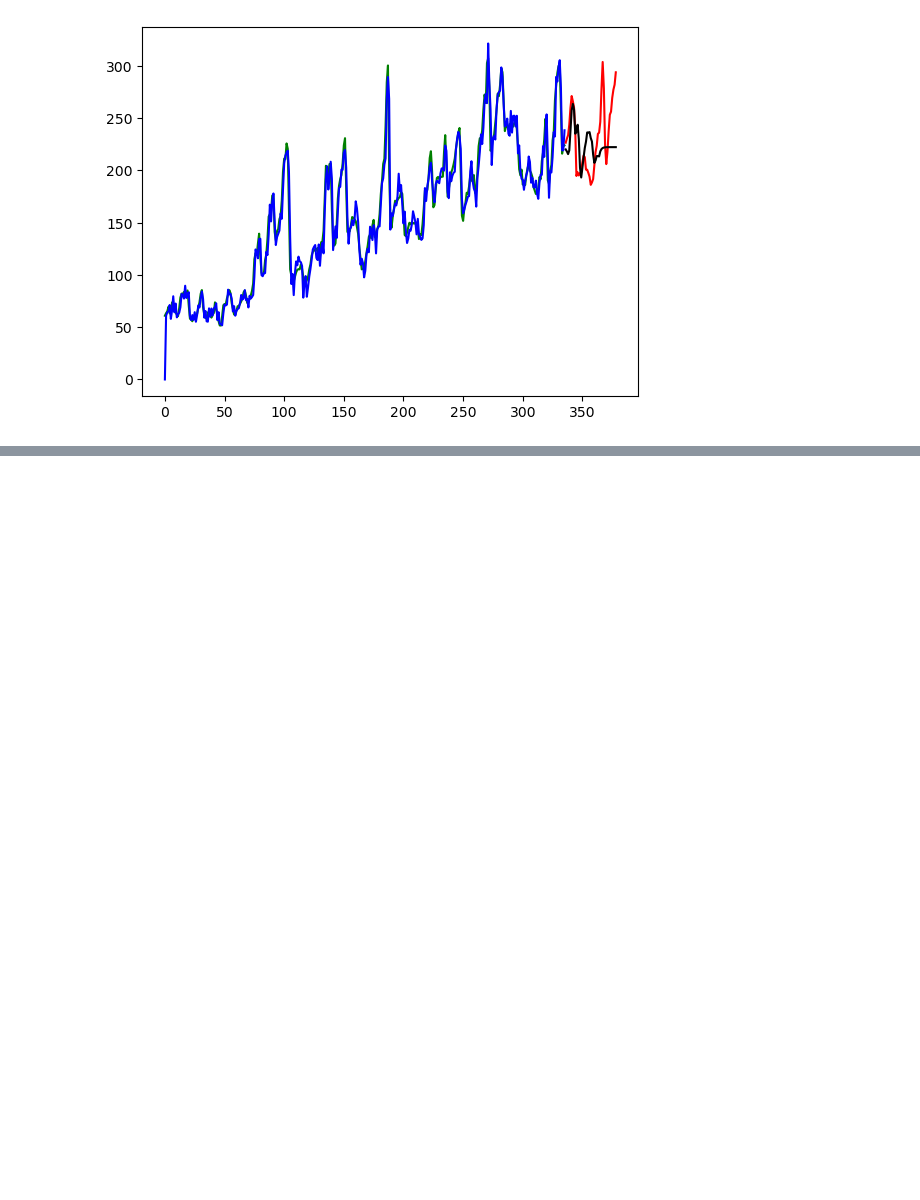
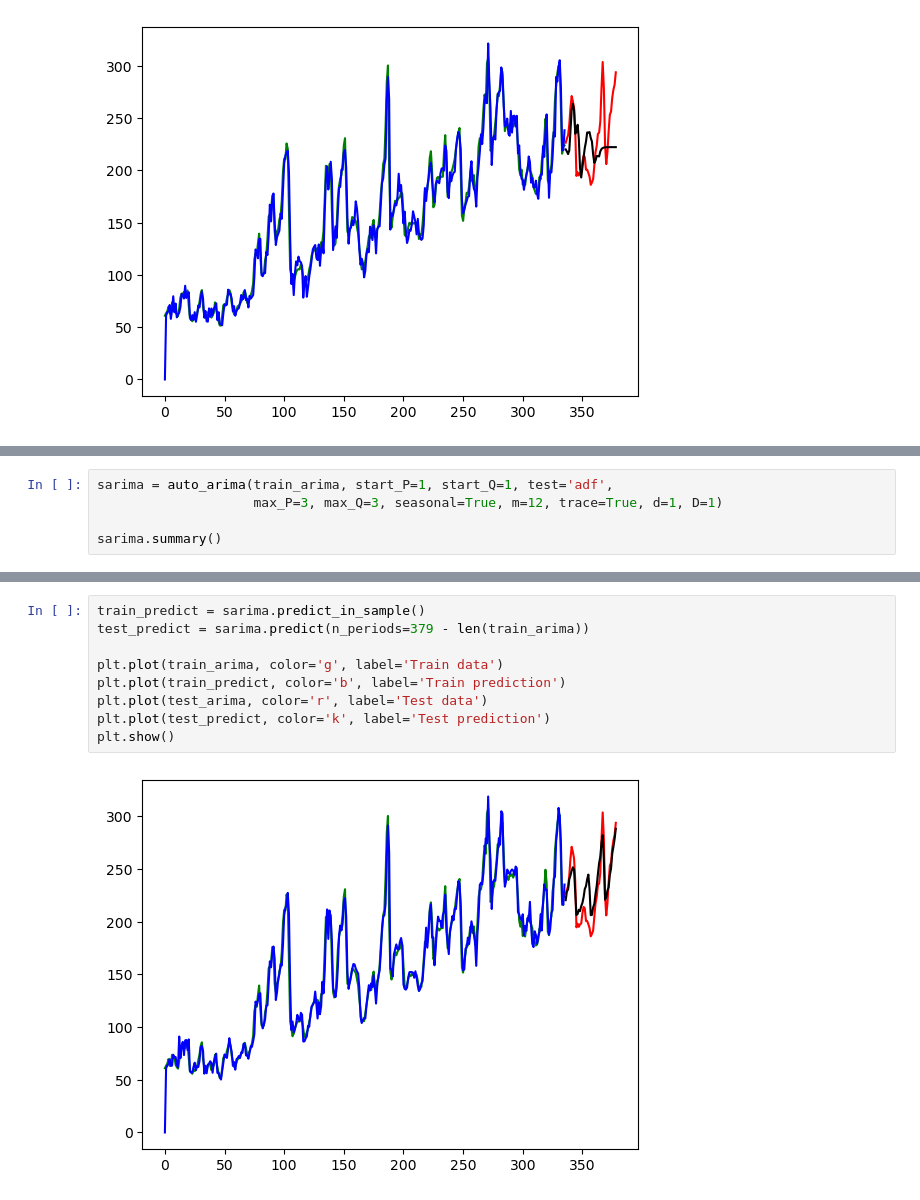
Before and after one commit to wwhite5/Springboard-Capstone-2-Time-Series, a Jupyter notebook: Preprocessing_and_Training.ipynb, the cells around one changed output, grey strips where cells are left out. Cells and saved outputs as stored; diff of their text form; blank space fills up the shorter version.

```diff
--- a/Preprocessing_and_Training.ipynb
+++ b/Preprocessing_and_Training.ipynb
@@ -487,0 +492,5 @@ plt.show()
+# %%
+sarima = auto_arima(train_arima, start_P=1, start_Q=1, test='adf',
+                    max_P=3, max_Q=3, seasonal=True, m=12, trace=True, d=1, D=1)
+
+sarima.summary()
@@ -487,0 +538,11 @@ plt.show()
+# %%
+train_predict = sarima.predict_in_sample()
+test_predict = sarima.predict(n_periods=379 - len(train_arima))
+
+plt.plot(train_arima, color='g', label='Train data')
+plt.plot(train_predict, color='b', label='Train prediction')
+plt.plot(test_arima, color='r', label='Test data')
+plt.plot(test_predict, color='k', label='Test prediction')
+plt.show()
+# %% [output]
+[figure, added]
```
Also changed, not shown: parts of 6 cells of this notebook, 2 other files.
